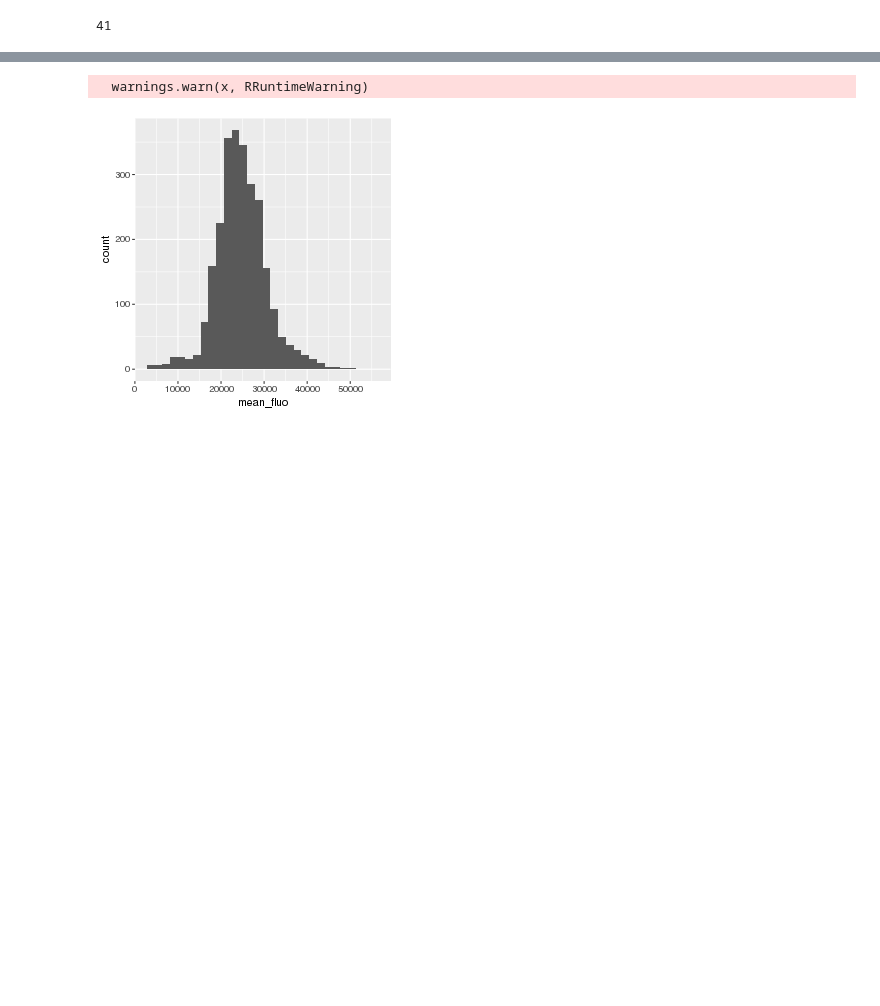
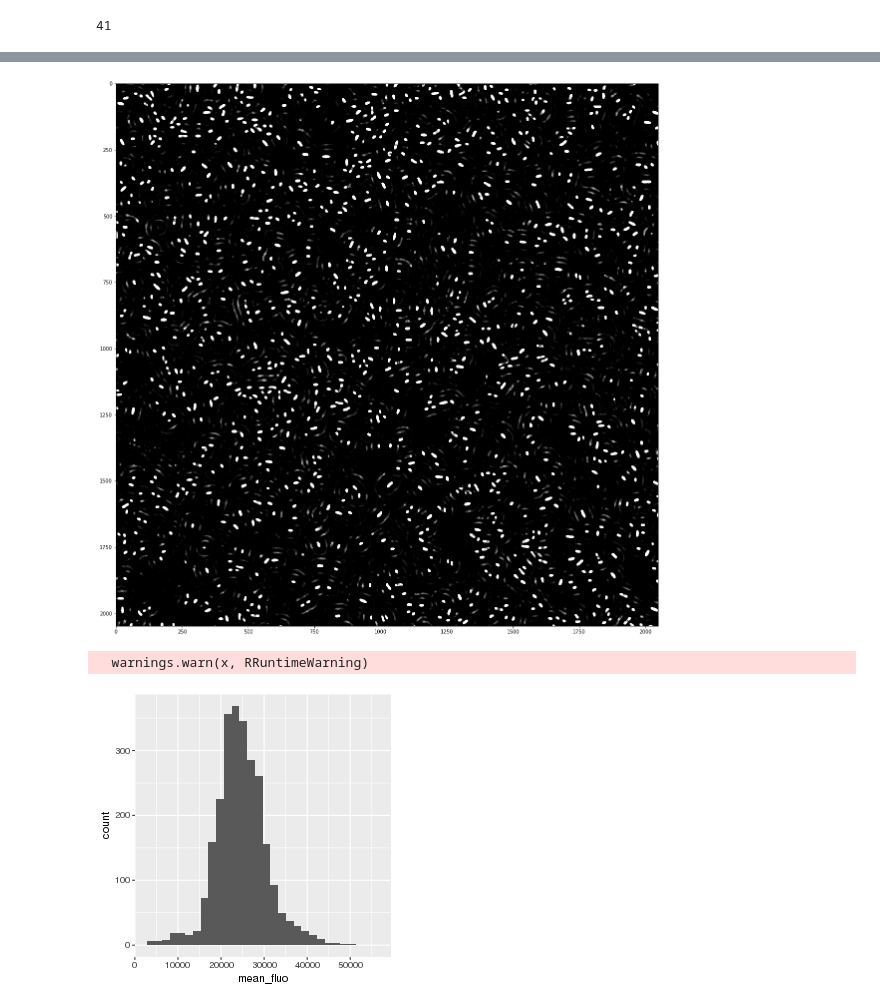
Before and after one commit to guiwitz/DeepPlateSegmenter, a Jupyter notebook: deep_plate_analysis.ipynb, the cells around one changed output, grey strips where cells are left out. Saved outputs shown, nothing was run; the diff lists cells and outputs as text; code cells hidden in the pictures; blank space fills up the shorter version.

```diff
--- a/deep_plate_analysis.ipynb
+++ b/deep_plate_analysis.ipynb
@@ -115,3 +129,9 @@ for i in range(41,42):#range(len(positions)):
+# %%
+fig, ax = plt.subplots(figsize=(20,20))
+plt.imshow(plate_im_mask,cmap='gray')
+plt.show()
+# %% [output]
+[figure, added]
 # %%
 %%R -i cell_frame,folder_to_save -w 300 -h 300 -u px
 x<-ggplot(NULL)+
```
Also changed, not shown: parts of 10 cells of this notebook, 2 other files.
